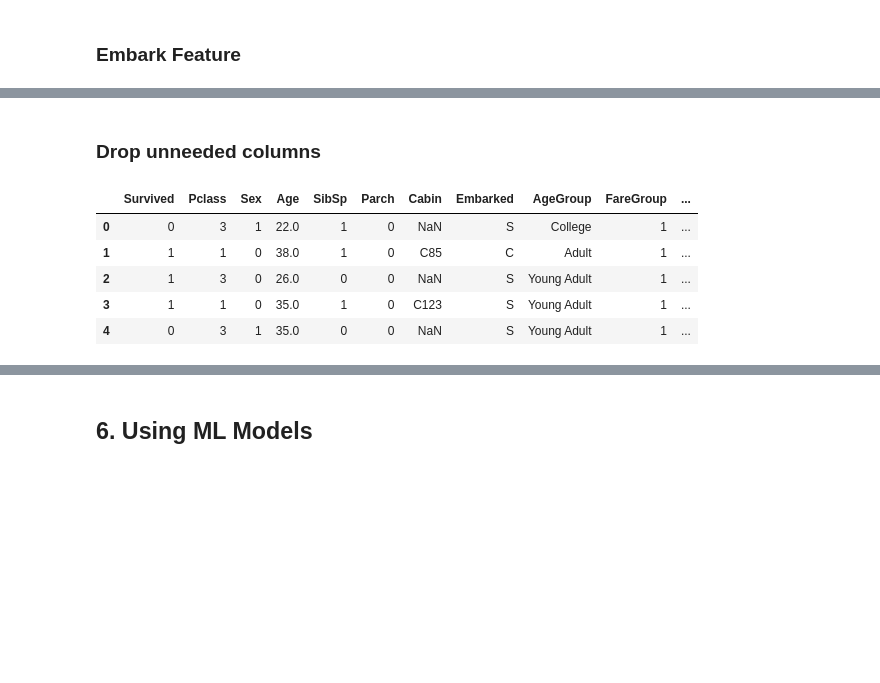
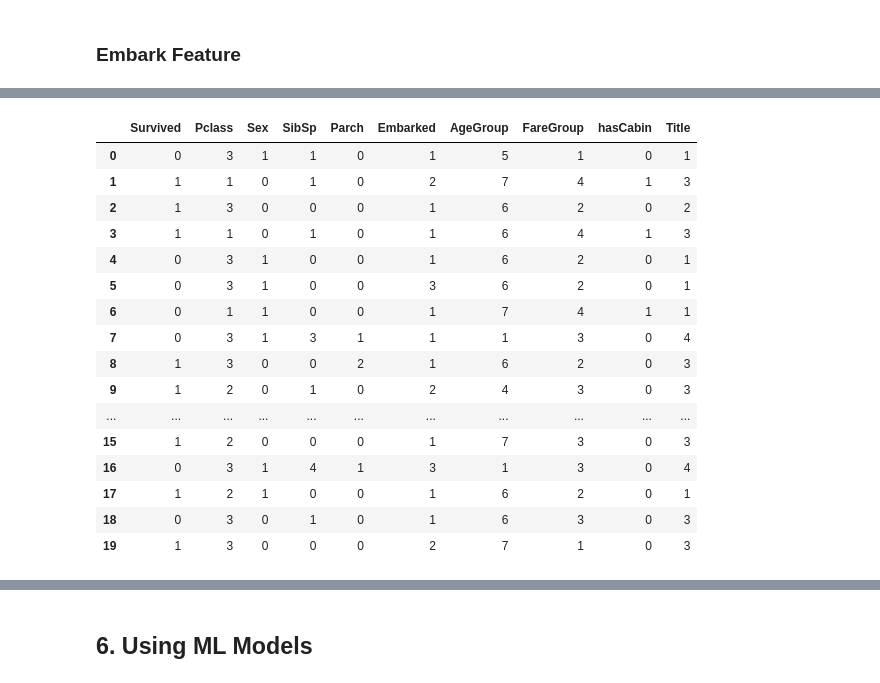
Before and after one commit to toon159/INT638, a Jupyter notebook: INT638.ipynb, the cells around one changed output, grey strips where cells are left out. Drawn from its saved outputs; the diff is of its cells as text; code cells hidden in the pictures; blank space fills up the shorter version.

```diff
--- a/INT638.ipynb
+++ b/INT638.ipynb
@@ -289,3 +450,6 @@ memory usage: 92.9+ KB
+# %%
+age_mapping = {'Baby': 1, 'Preschool': 2, 'Primary School': 3, 'Elementary School': 4, 'College': 5, 'Young Adult': 6, 'Adult': 7, 'Senior': 8}
+df.AgeGroup = df.AgeGroup.map(age_mapping)
 # %% [markdown]
 ### Sex Feature
 # %%
@@ -312,7 +465,0 @@ AttributeError: 'str' object has no attribute 'Name'
-# %%
-df['Age'] = df['Age'].astype(float)
-df['AgeGroup'] = pd.cut(df['Age'], bins=bins, labels=labels)
-
-title_mapping = {"Mr": 1, "Miss": 2, "Mrs": 3, "Master": 4, "Royal": 5, "Rare": 6}
-for dataset in combine:
-    dataset['Title'] = dataset['Title'].map(title_mapping)
@@ -354,6 +496,6 @@ memory usage: 92.9+ KB
 # %%
 #map Fare values into groups of numerical values
-df['FareGroup'] = pd.qcut(df['Fare'], 4, labels = [1, 2, 3, 4])
+df['FareGroup'] = pd.qcut(df['Fare'], 4, labels = [1, 2, 3, 4]).astype(int)
 df[['Fare', 'FareGroup']].sample(10)
 # %% [output]
 |  | Fare | FareGroup |
@@ -404,6 +543,7 @@ sns.barplot(df['hasCabin'], df['Survived'], data=df)
 embarked_mapping = {"S": 1, "C": 2, "Q": 3}
 df['Embarked'] = df['Embarked'].map(embarked_mapping)
 
+df['Embarked'] = df['Embarked'].fillna(2).astype(int)
 df.sample(5)
 
 # Southampton : 1
@@ -425,14 +567,23 @@ Index(['PassengerId', 'Survived', 'Pclass', 'Name', 'Sex', 'Age', 'SibSp',
       dtype='object')
-# %% [markdown]
-### Drop unneeded columns
 # %%
 # drop unnecessary columns, these columns won't be useful in analysis and prediction
-df = df.drop(['PassengerId','Name','Ticket', 'Fare'], axis=1)
-df.head()
+df = df.drop(['PassengerId','Name','Ticket', 'Fare', 'Cabin', 'Age'], axis=1)
+df.head(20)
 # %% [output]
-|  | Survived | Pclass | Sex | Age | SibSp | Parch | Cabin | Embarked | AgeGroup | FareGroup | ... |
-| 0 | 0 | 3 | 1 | 22.0 | 1 | 0 | NaN | S | College | 1 | ... |
-| 1 | 1 | 1 | 0 | 38.0 | 1 | 0 | C85 | C | Adult | 1 | ... |
-| 2 | 1 | 3 | 0 | 26.0 | 0 | 0 | NaN | S | Young Adult | 1 | ... |
-| 3 | 1 | 1 | 0 | 35.0 | 1 | 0 | C123 | S | Young Adult | 1 | ... |
-| 4 | 0 | 3 | 1 | 35.0 | 0 | 0 | NaN | S | Young Adult | 1 | ... |
+|  | Survived | Pclass | Sex | SibSp | Parch | Embarked | AgeGroup | FareGroup | hasCabin | Title |
+| 0 | 0 | 3 | 1 | 1 | 0 | 1 | 5 | 1 | 0 | 1 |
+| 1 | 1 | 1 | 0 | 1 | 0 | 2 | 7 | 4 | 1 | 3 |
+| 2 | 1 | 3 | 0 | 0 | 0 | 1 | 6 | 2 | 0 | 2 |
+| 3 | 1 | 1 | 0 | 1 | 0 | 1 | 6 | 4 | 1 | 3 |
+| 4 | 0 | 3 | 1 | 0 | 0 | 1 | 6 | 2 | 0 | 1 |
+| 5 | 0 | 3 | 1 | 0 | 0 | 3 | 6 | 2 | 0 | 1 |
+| 6 | 0 | 1 | 1 | 0 | 0 | 1 | 7 | 4 | 1 | 1 |
+| 7 | 0 | 3 | 1 | 3 | 1 | 1 | 1 | 3 | 0 | 4 |
+| 8 | 1 | 3 | 0 | 0 | 2 | 1 | 6 | 2 | 0 | 3 |
+| 9 | 1 | 2 | 0 | 1 | 0 | 2 | 4 | 3 | 0 | 3 |
+| ... | ... | ... | ... | ... | ... | ... | ... | ... | ... | ... |
+| 15 | 1 | 2 | 0 | 0 | 0 | 1 | 7 | 3 | 0 | 3 |
+| 16 | 0 | 3 | 1 | 4 | 1 | 3 | 1 | 3 | 0 | 4 |
+| 17 | 1 | 2 | 1 | 0 | 0 | 1 | 6 | 2 | 0 | 1 |
+| 18 | 0 | 3 | 0 | 1 | 0 | 1 | 6 | 3 | 0 | 3 |
+| 19 | 1 | 3 | 0 | 0 | 0 | 2 | 7 | 1 | 0 | 3 |
```
Also changed, not shown: parts of 44 cells of this notebook.
